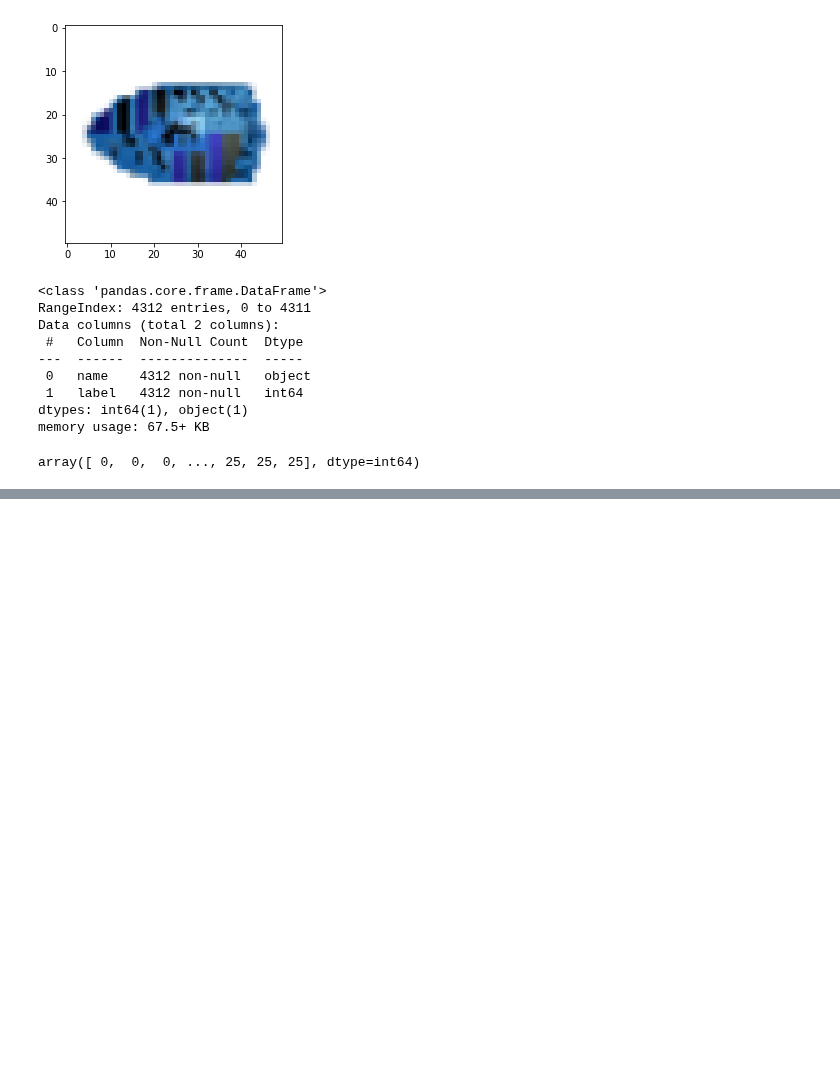
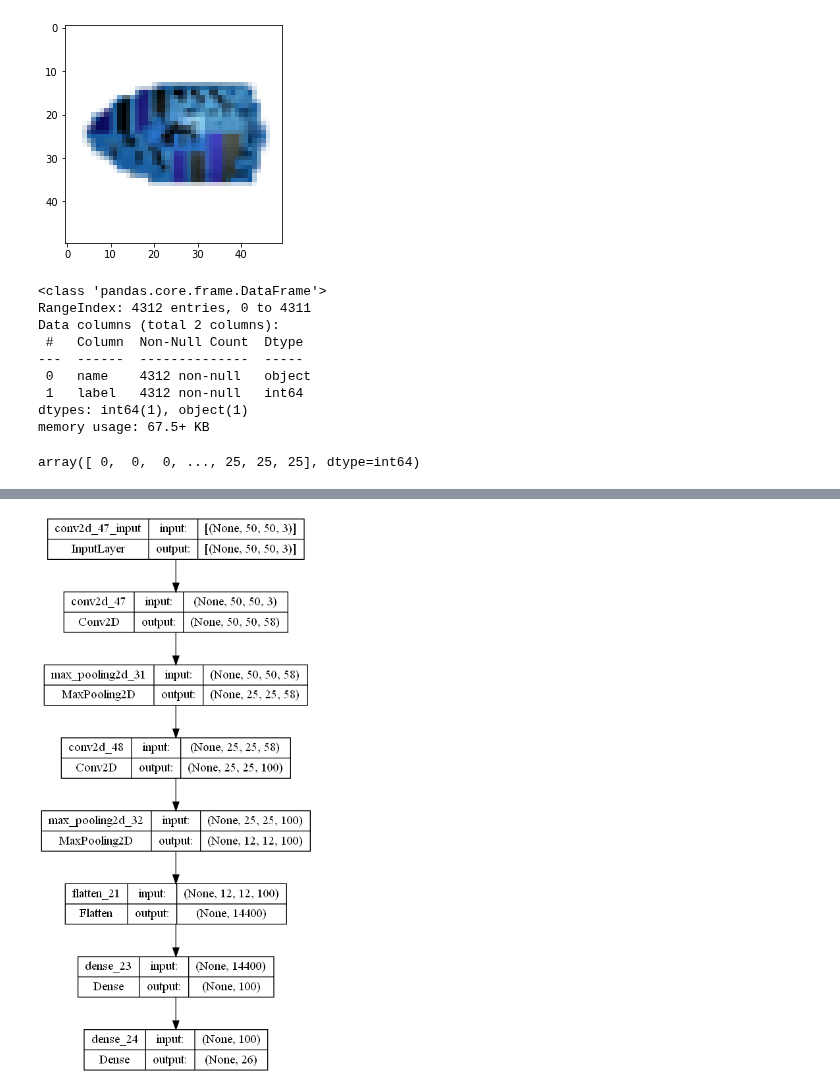
Before and after one commit to HoJin1014/KNU-BIGDATA-study, a Jupyter notebook: 2022.09.20/ex_project2.ipynb, the cells around one changed output, grey strips where cells are left out. Drawn from its saved outputs; the diff is of its cells as text; code cells hidden in the pictures; blank space fills up the shorter version.

```diff
--- a/2022.09.20/ex_project2.ipynb
+++ b/2022.09.20/ex_project2.ipynb
@@ -196,0 +246,2 @@ array([[1.        , 1.        , 1.        , ..., 1.        , 1.        ,
+# %%
+model.add(Dense(26, activation='softmax'))
@@ -196,0 +268,15 @@ array([[1.        , 1.        , 1.        , ..., 1.        , 1.        ,
+# %%
+train_datagen = ImageDataGenerator(
+
+    rotation_range=30,
+    shear_range=0.2,
+    zoom_range=0.4,
+    horizontal_flip=True
+)
+train_datagen.fit(x_train)
+# %%
+model.compile(optimizer='adam',loss='sparse_categorical_crossentropy',metrics=['accuracy'])
+# %%
+History = model.fit_generator(train_datagen.flow(x_train,y_train, batch_size=32),
+                              epochs = 50, validation_data = (x_val,y_val),
+                              verbose = 1, steps_per_epoch=x_train.shape[0] // 32)
@@ -196,0 +302,4 @@ array([[1.        , 1.        , 1.        , ..., 1.        , 1.        ,
+# %%
+plot_model(model, show_shapes=True)
+# %% [output]
+[figure, added]
```
Also changed, not shown: parts of 28 cells of this notebook, 1 other file.
